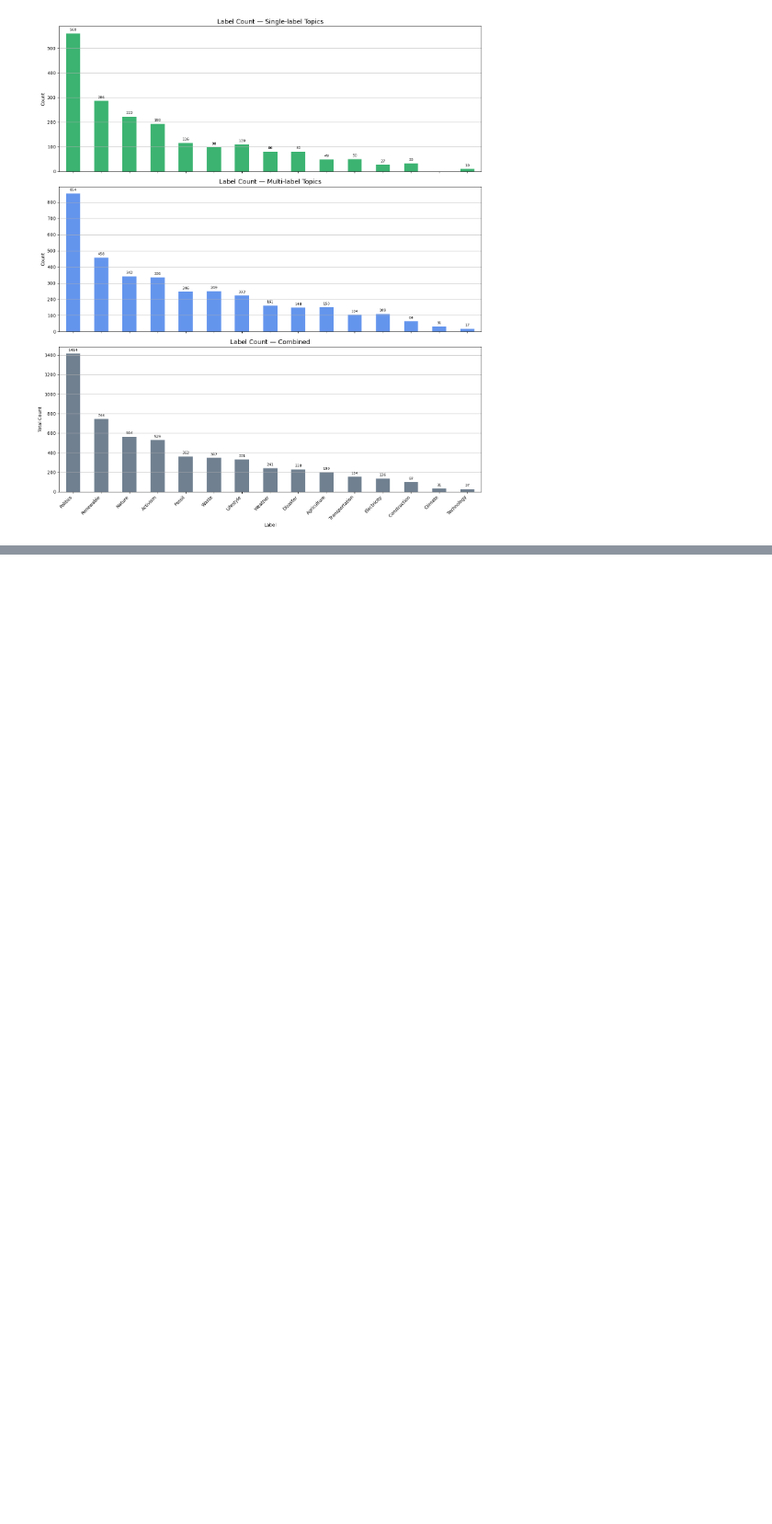
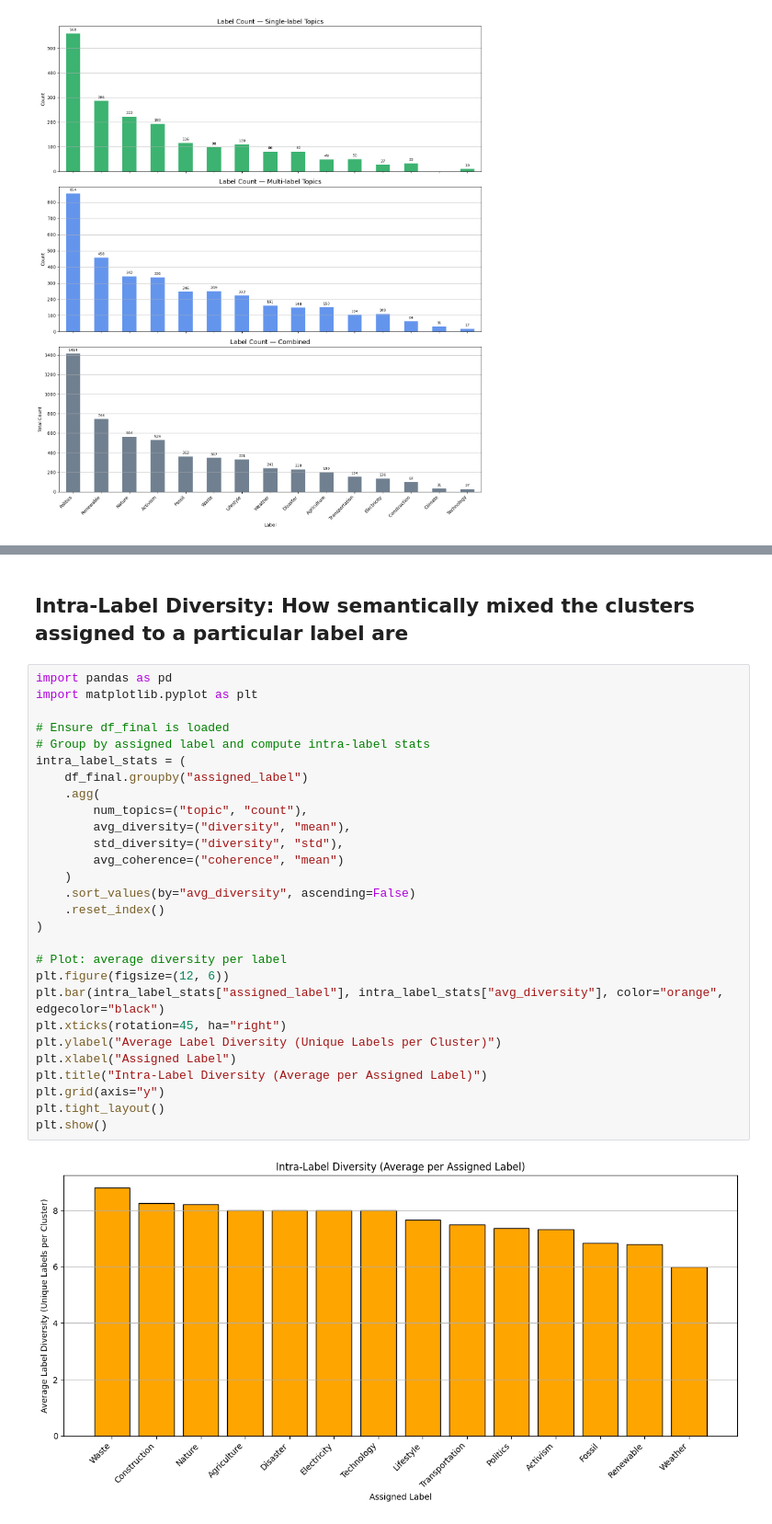
Before and after one commit to TobiasMichelsen/Climate-Discourse-on-Bluesky---Bachelor-Project, a Jupyter notebook: EDA/GPT_EDA/Label_Distributions.ipynb, the cells around one changed output, grey strips where cells are left out. Shown: that part at 92% size. Saved outputs shown, nothing was run; the diff lists cells and outputs as text; blank space fills up the shorter version.

```diff
--- a/EDA/GPT_EDA/Label_Distributions.ipynb
+++ b/EDA/GPT_EDA/Label_Distributions.ipynb
@@ -289,0 +375,32 @@ plt.show()
+# %% [markdown]
+## Intra-Label Diversity: How semantically mixed the clusters assigned to a particular label are
+# %%
+import pandas as pd
+import matplotlib.pyplot as plt
+
+# Ensure df_final is loaded
+# Group by assigned label and compute intra-label stats
+intra_label_stats = (
+    df_final.groupby("assigned_label")
+    .agg(
+        num_topics=("topic", "count"),
+        avg_diversity=("diversity", "mean"),
+        std_diversity=("diversity", "std"),
+        avg_coherence=("coherence", "mean")
+    )
+    .sort_values(by="avg_diversity", ascending=False)
+    .reset_index()
+)
+
+# Plot: average diversity per label
+plt.figure(figsize=(12, 6))
+plt.bar(intra_label_stats["assigned_label"], intra_label_stats["avg_diversity"], color="orange", edgecolor="black")
+plt.xticks(rotation=45, ha="right")
+plt.ylabel("Average Label Diversity (Unique Labels per Cluster)")
+plt.xlabel("Assigned Label")
+plt.title("Intra-Label Diversity (Average per Assigned Label)")
+plt.grid(axis="y")
+plt.tight_layout()
+plt.show()
+# %% [output]
+[figure, added]
```
Also changed, not shown: parts of 11 cells of this notebook, 2 other files.
